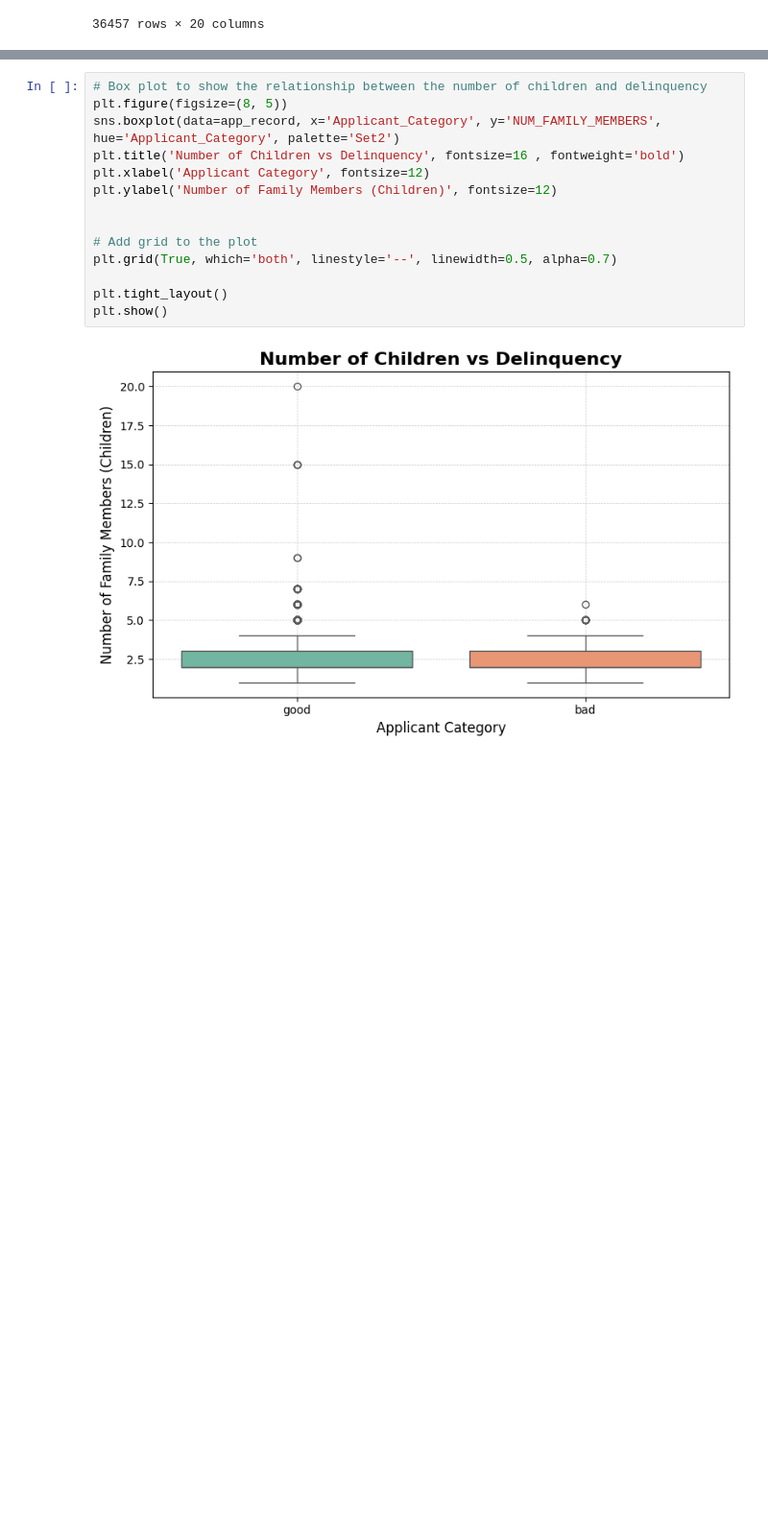
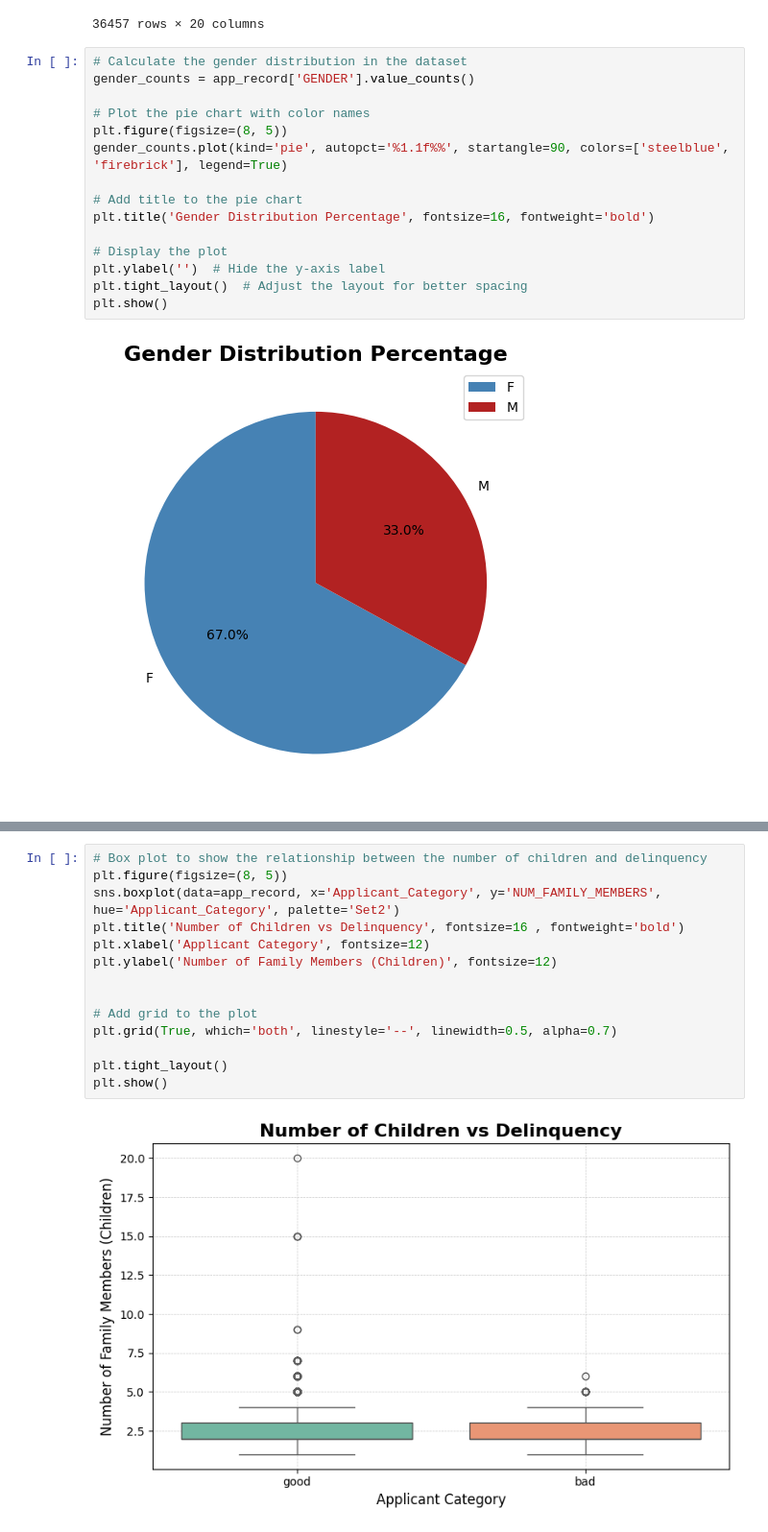
Before and after one commit to fazmila/Project, a Jupyter notebook: Project.ipynb, the cells around one changed output, grey strips where cells are left out. Shown at 96% size. Saved outputs shown, nothing was run; the diff lists cells and outputs as text; blank space fills up the shorter version.

```diff
--- a/Project.ipynb
+++ b/Project.ipynb
@@ -470,6 +472,23 @@ app_record
 | 36455 | 5150049 | F | N | Y | 0 | 283500.0 | Working | ... |
 | 36456 | 5150337 | M | N | Y | 0 | 112500.0 | Working | ... |
 36457 rows × 20 columns
+# %%
+# Calculate the gender distribution in the dataset
+gender_counts = app_record['GENDER'].value_counts()
+
+# Plot the pie chart with color names
+plt.figure(figsize=(8, 5))
+gender_counts.plot(kind='pie', autopct='%1.1f%%', startangle=90, colors=['steelblue', 'firebrick'], legend=True)
+
+# Add title to the pie chart
+plt.title('Gender Distribution Percentage', fontsize=16, fontweight='bold')
+
+# Display the plot
+plt.ylabel('')  # Hide the y-axis label
+plt.tight_layout()  # Adjust the layout for better spacing
+plt.show()
+# %% [output]
+[figure, added]
 # %%
 # Count plot to show the delinquency rate by gender
 plt.figure(figsize=(8, 5))
```
Also changed, not shown: parts of 19 cells of this notebook.
